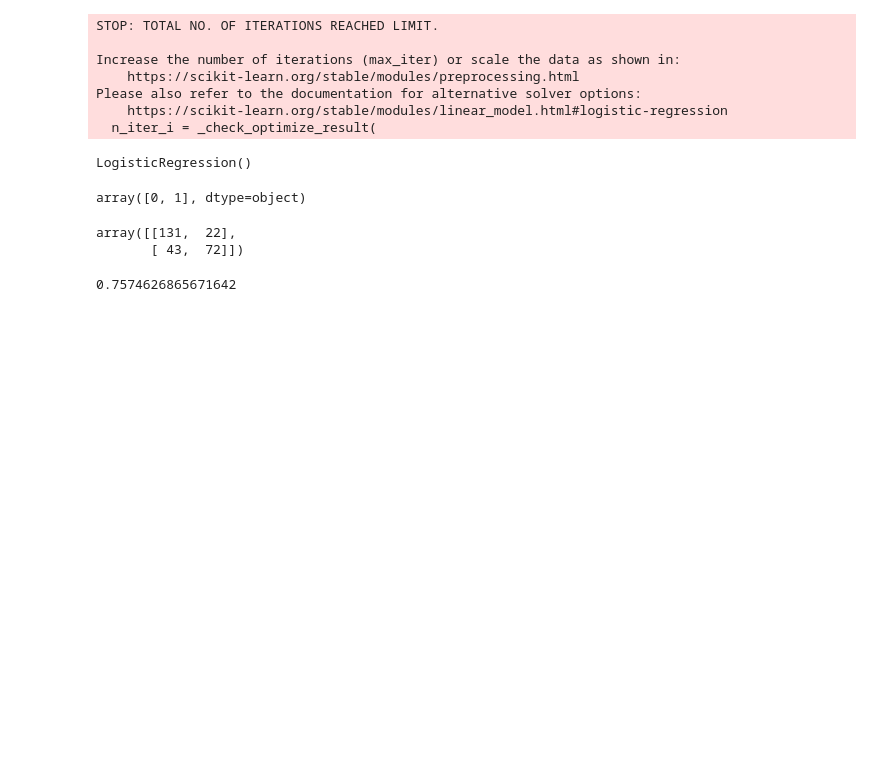
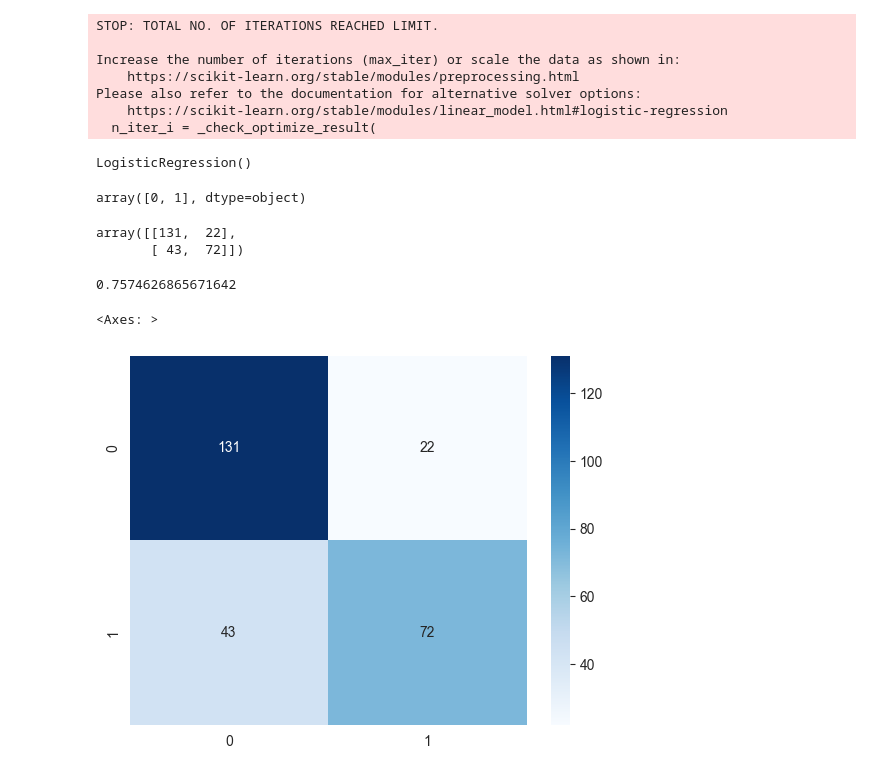
Before and after one commit to laeeq-ahmd/PRODIGY_DS_02, a Jupyter notebook: EDA.ipynb, the cells around one changed output. Cells and saved outputs as stored; diff of their text form; code cells hidden in the pictures; blank space fills up the shorter version.

```diff
--- a/EDA.ipynb
+++ b/EDA.ipynb
@@ -255,3 +255,8 @@ accuracy = accuracy_score(test_y.astype(int),predictions.astype(int))
 accuracy
 # %% [output]
 0.7574626865671642
+# %%
+sns.heatmap(confusion_matrix(test_y.astype(int), predictions.astype(int)), annot=True, fmt='d', cmap='Blues')
+# %% [output]
+<Axes: >
+[figure, added]
```
Also changed, not shown: parts of 2 cells of this notebook.
